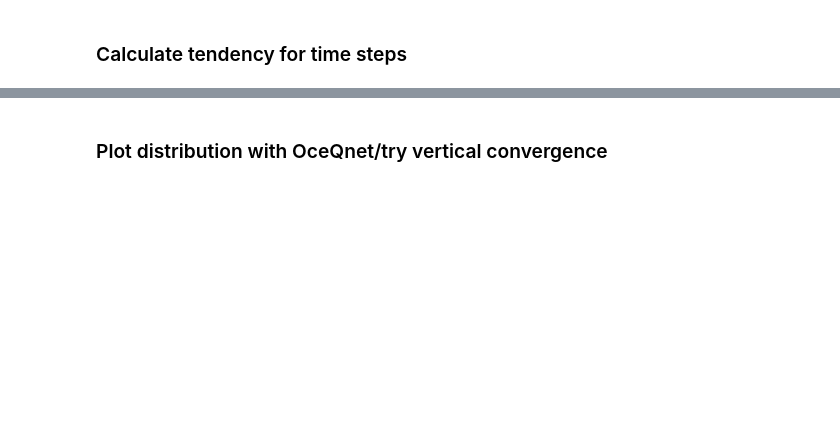
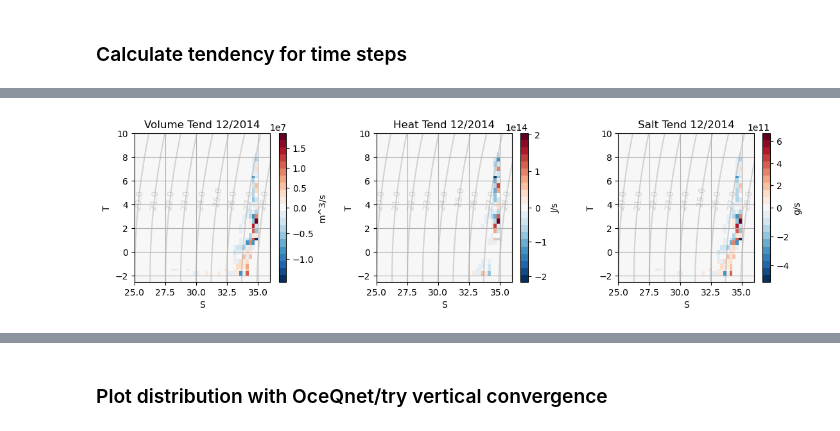
Before and after one commit to margaretmurakami/crios_backups, a Jupyter notebook: ASTE_270/offline_binning/BarentsSea_2014_testing.ipynb, the cells around one changed output, grey strips where cells are left out. Drawn from its saved outputs; the diff is of its cells as text; code cells hidden in the pictures; blank space fills up the shorter version.

Commit message:
added 12/2014 heat and salt tendency; tried to add vectors but this might be wrong

```diff
--- a/ASTE_270/offline_binning/BarentsSea_2014_testing.ipynb
+++ b/ASTE_270/offline_binning/BarentsSea_2014_testing.ipynb
@@ -323,6 +324,7 @@ tsstr,datetimes = get_tsteps(times,fnames,dt,startyr,1,1)
 # %%
 # ocean and ice
 AB_gT=0
+AB_gS=0
 debug = False
 # %%
 # ffac = 1e-6
@@ -606,9 +612,21 @@ coords = {"iteration" : datetimes,
           "points" : np.arange(0,npoints,1)}
 # %%
 # syntax
-mesh = xr.DataArray(data = testmesh,
+volmesh = xr.DataArray(data = volmesh,
                     dims = dims,
                     coords = coords,
                     attrs = attrsmesh)
-ds["mesh"] = mesh
+
+thetamesh = xr.DataArray(data = tempmesh,
+                    dims = dims,
+                    coords = coords,
+                    attrs = attrsmesh)
+
+saltmesh = xr.DataArray(data = saltmesh,
+                    dims = dims,
+                    coords = coords,
+                    attrs = attrsmesh)
+ds["vol_mesh"] = volmesh
+ds["theta_mesh"] = thetamesh
+ds["salt_mesh"] = saltmesh
 # %%
@@ -622,7 +640,7 @@ def truncate_colormap(cmap, minval=0.0, maxval=1.0, n=100):
         cmap(np.linspace(minval, maxval, n)))
     return new_cmap
 
-cmap = mpl.cm.get_cmap("viridis").copy()
+cmap = plt.get_cmap('RdBu_r',21).copy()
 cmap.set_under(color='white')
 # %%
 Tbin,Sbin = np.meshgrid(binsTH_edges,binsSLT_edges)
@@ -765,0 +705,78 @@ plt.savefig(path + "Barents_tend_2014_v5.png",dpi = 300)
+# %%
+# get the difference in time of q to plot in x/y space
+num_plots = 3
+rows = 1
+cols = 3
+fig,axes = plt.subplots(rows,cols,figsize=(12,4))
+fig.tight_layout(pad=5.0)
+
+axes = axes.flatten()
+dt = (ds.iteration[-1].values - ds.iteration[-2].values) * 1e-9   # seconds
+print(int(dt))
+#########################
+# plot mass tendency
+ax = axes[0]
+tendvol = ds.vol_mesh.values[-1,:,:,:] - ds.vol_mesh.values[-2,:,:,:] # m^3/psu/degC/month
+tendvol/=int(dt)                                                      # m^3/s/psu/degC
+tendvol = np.nansum(tendvol,axis=2)
+norm = TwoSlopeNorm(vcenter=0)
+cb = ax.pcolormesh(Sbin,Tbin,tendvol, norm=norm, cmap=cmap)
+
+# add isopycnals
+cs = ax.contour(si, ti, dens2, colors="grey", zorder=1,alpha=0.3,levels=np.arange(20,30,1))
+cl=plt.clabel(cs,fontsize=10,inline=False,fmt="%.1f")
+
+# labels
+fig.colorbar(cb,label="m^3/s")
+ax.set_title("Volume Tend 12/2014")
+ax.set_xlabel("S")
+ax.set_ylabel("T")
+ax.grid()
+ax.set_xlim(25,36)
+ax.set_ylim(-2.5,10)
+
+#########################
+# plot heat tendency
+ax = axes[1]
+tendheat = ds.theta_mesh.values[-1,:,:,:] - ds.theta_mesh.values[-2,:,:,:] # J/psu/degC/month
+tendheat/=int(dt)                                                          # J/s/psu/degC
+tendheat = np.nansum(tendheat,axis=2)
+norm = TwoSlopeNorm(vcenter=0)
+cb = ax.pcolormesh(Sbin,Tbin,tendheat, norm=norm, cmap=cmap)
+
+# add isopycnals
+cs = ax.contour(si, ti, dens2, colors="grey", zorder=1,alpha=0.3,levels=np.arange(20,30,1))
+cl=plt.clabel(cs,fontsize=10,inline=False,fmt="%.1f")
+
+# labels
+fig.colorbar(cb,label="J/s")
+ax.set_title("Heat Tend 12/2014")
+ax.set_xlabel("S")
+ax.set_ylabel("T")
+ax.grid()
+ax.set_xlim(25,36)
+ax.set_ylim(-2.5,10)
+
+#############################
+# plot salt tendency
+ax = axes[2]
+tendsalt = ds.salt_mesh.values[-1,:,:,:] - ds.salt_mesh.values[-2,:,:,:]   # g/psu/degC/month
+tendsalt/=int(dt)                                                          # g/s/psu/degC
+tendsalt = np.nansum(tendsalt,axis=2)
+norm = TwoSlopeNorm(vcenter=0)
+cb = ax.pcolormesh(Sbin,Tbin,tendsalt, norm=norm, cmap=cmap)
+
+# add isopycnals
+cs = ax.contour(si, ti, dens2, colors="grey", zorder=1,alpha=0.3,levels=np.arange(20,30,1))
+cl=plt.clabel(cs,fontsize=10,inline=False,fmt="%.1f")
+
+# labels
+fig.colorbar(cb,label="g/s")
+ax.set_title("Salt Tend 12/2014")
+ax.set_xlabel("S")
+ax.set_ylabel("T")
+ax.grid()
+ax.set_xlim(25,36)
+ax.set_ylim(-2.5,10)
+# plt.savefig(path + "Barents_tend_2014_v4.png",dpi = 300)
+# %% [output]
@@ -765,0 +785 @@ plt.savefig(path + "Barents_tend_2014_v5.png",dpi = 300)
+[figure, added]
```
Also changed, not shown: parts of 47 cells of this notebook, 3 other files.
